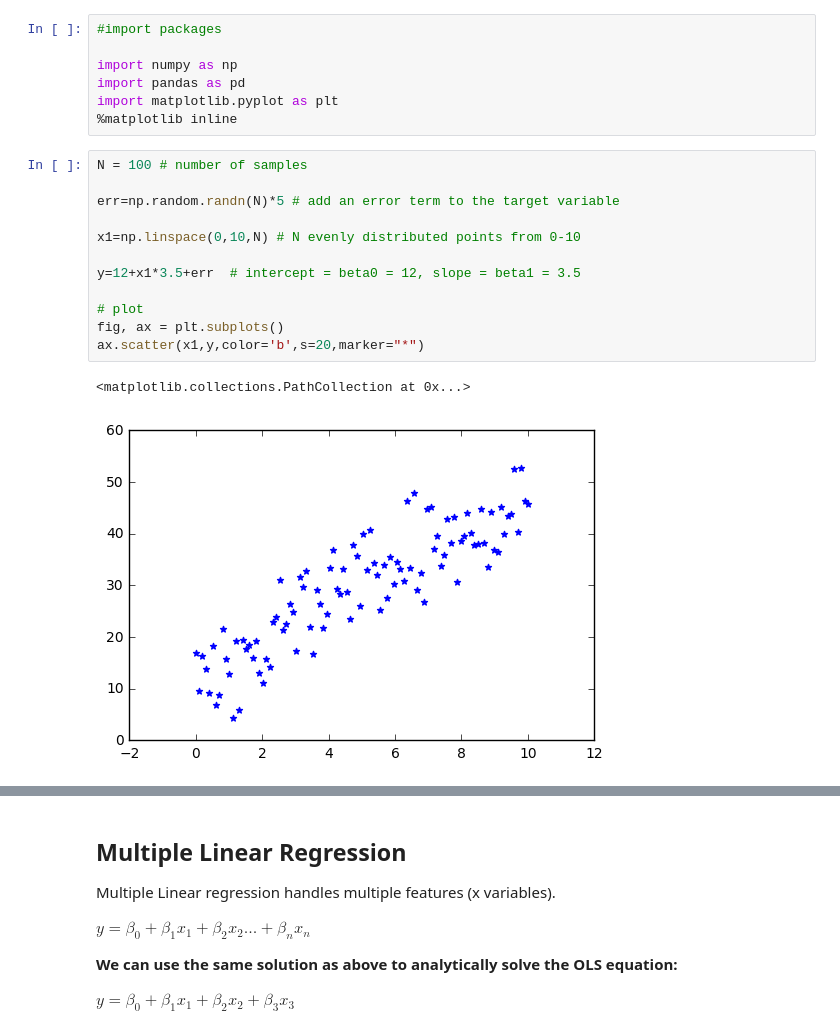
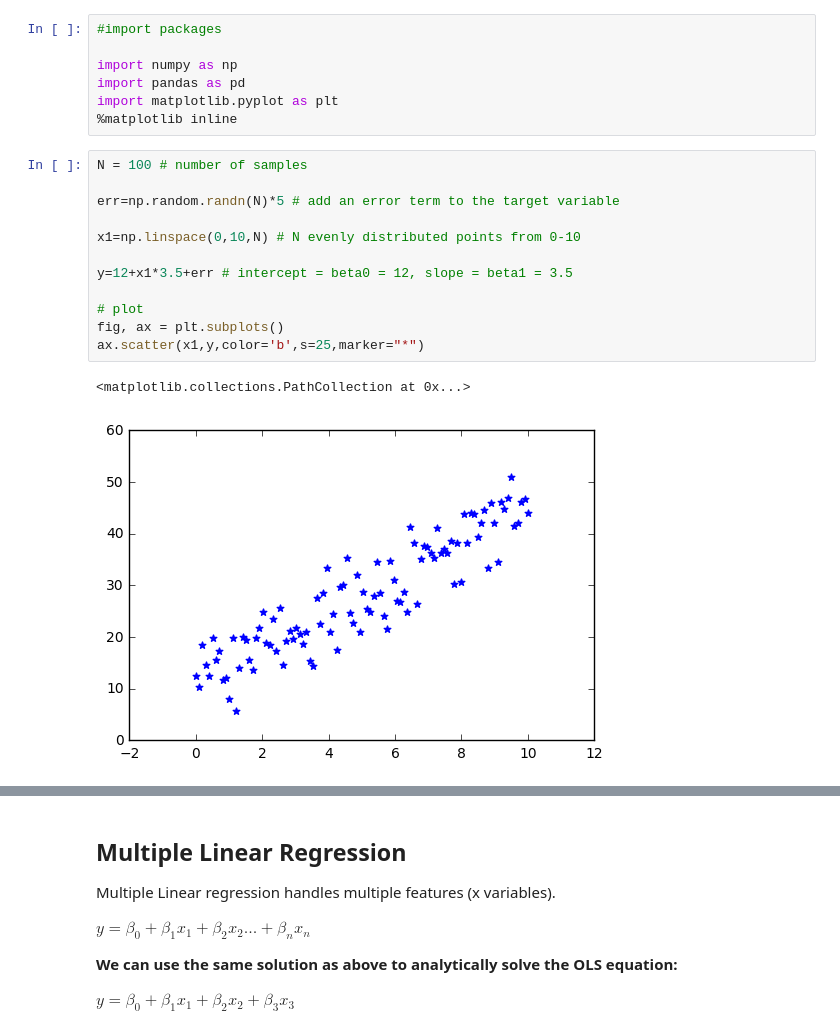
Before and after one commit to trentdill/data-x_public, a Jupyter notebook: l4/Regression/data-x_linear_regression_notebook.ipynb, the cells around one changed output, grey strips where cells are left out. Drawn from its saved outputs; the diff is of its cells as text.

```diff
--- a/l4/Regression/data-x_linear_regression_notebook.ipynb
+++ b/l4/Regression/data-x_linear_regression_notebook.ipynb
@@ -86,18 +86,18 @@ import matplotlib.pyplot as plt
 # %%
 N = 100 # number of samples
 
 err=np.random.randn(N)*5 # add an error term to the target variable
 
 x1=np.linspace(0,10,N) # N evenly distributed points from 0-10
 
-y=12+x1*3.5+err  # intercept = beta0 = 12, slope = beta1 = 3.5
+y=12+x1*3.5+err # intercept = beta0 = 12, slope = beta1 = 3.5
 
 # plot
 fig, ax = plt.subplots()
-ax.scatter(x1,y,color='b',s=20,marker="*")
+ax.scatter(x1,y,color='b',s=25,marker="*")
 # %% [output]
 <matplotlib.collections.PathCollection at 0x...>
-[figure, old version]
+[figure, new version]
 # %%
 ones = np.ones(N) # values for the intercept
 
```
Also changed, not shown: parts of 11 cells of this notebook.
